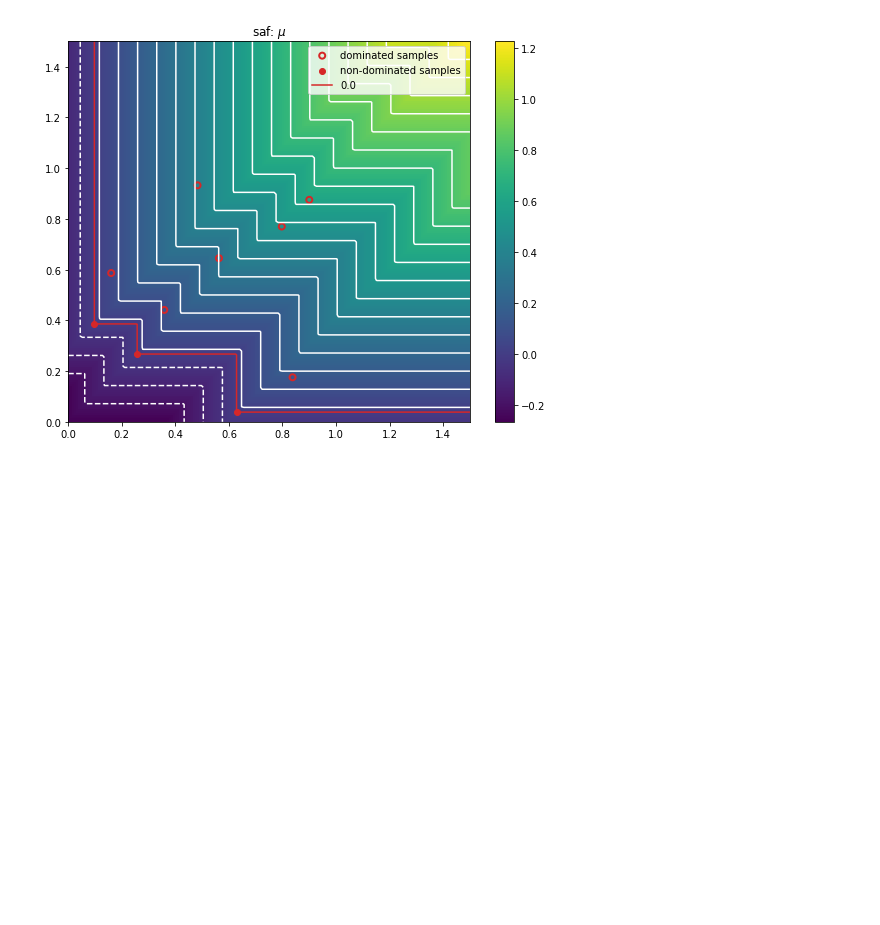
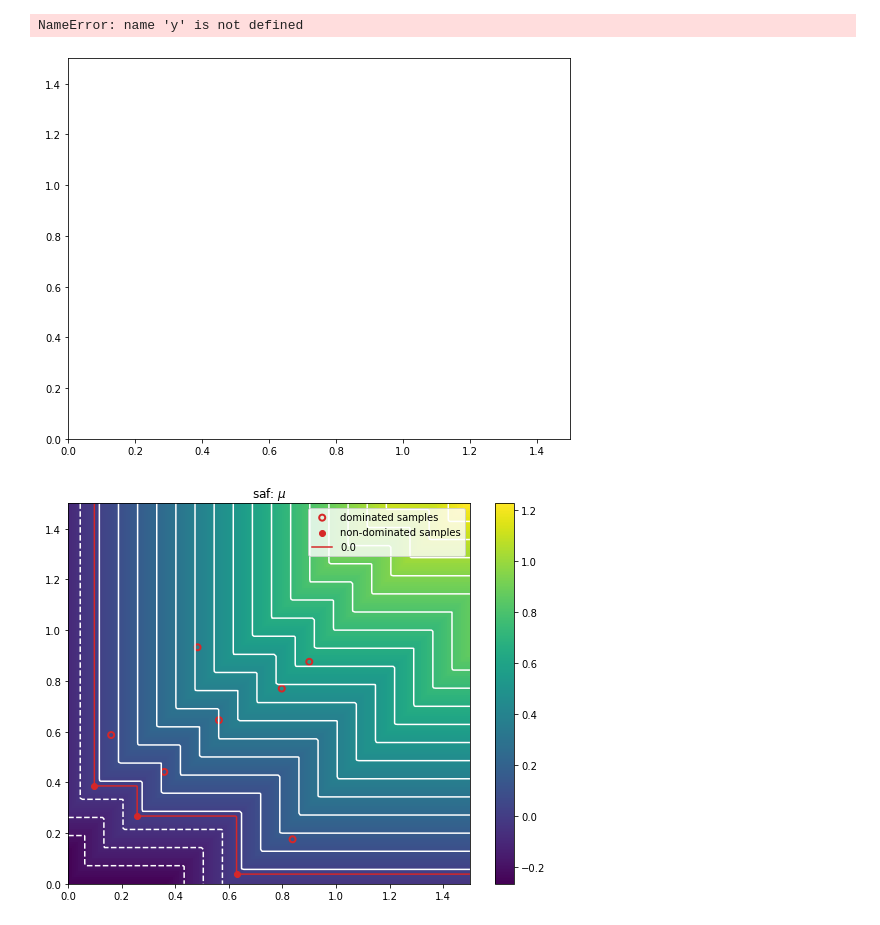
Before and after one commit to FinleyGibson/SAF_EMO, a Jupyter notebook: analytics/algorithm_analysis/image_scalarised_infils.ipynb, the cells around one changed output. Saved outputs shown, nothing was run; the diff lists cells and outputs as text; code cells hidden in the pictures; blank space fills up the shorter version.

```diff
--- a/analytics/algorithm_analysis/image_scalarised_infils.ipynb
+++ b/analytics/algorithm_analysis/image_scalarised_infils.ipynb
@@ -47,6 +47,15 @@ def image_infill(opt, front_value = 0., n_contours=20):
     ax.legend(handles, labels)
 
     return fig
+# %%
+from testsuite.optimisers import ParEgo
+
+parego_opt = ParEgo(objective_function=lambda x: x[0:2], limits=[[0, 0, 0, 0, 0], [1,1,1,1,1]], surrogate=GP, n_initial=10, seed=seed)
+fig_parego = image_infill(parego_opt, n_contours=40)
+fig_parego.axes[0].set_title("ParEgo")
+# %% [output]
+NameError: name 'y' is not defined
+[figure, added]
 # %%
 from testsuite.optimisers import Saf
 
```
Also changed, not shown: 45 other files.
